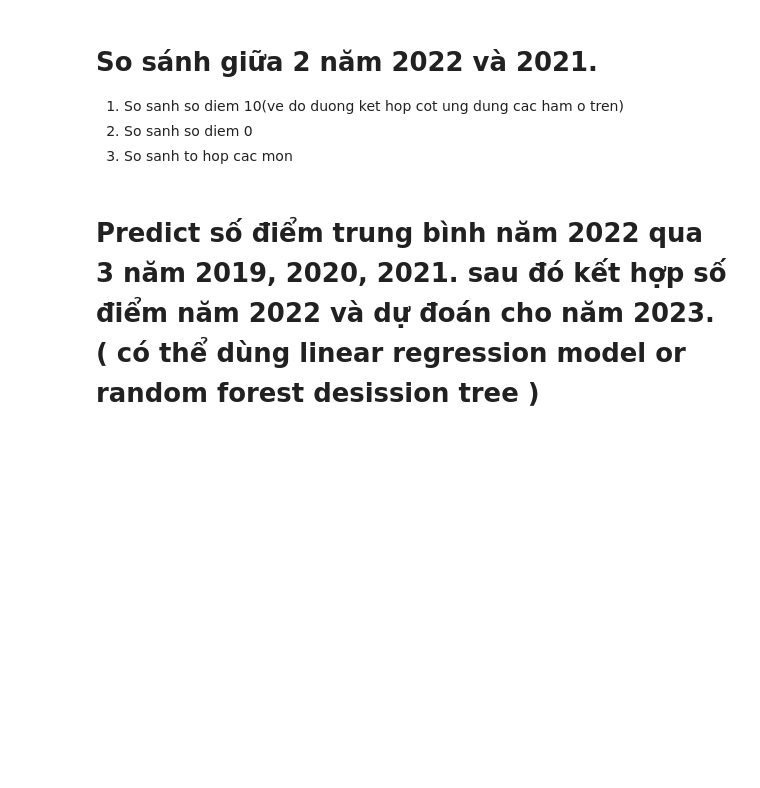
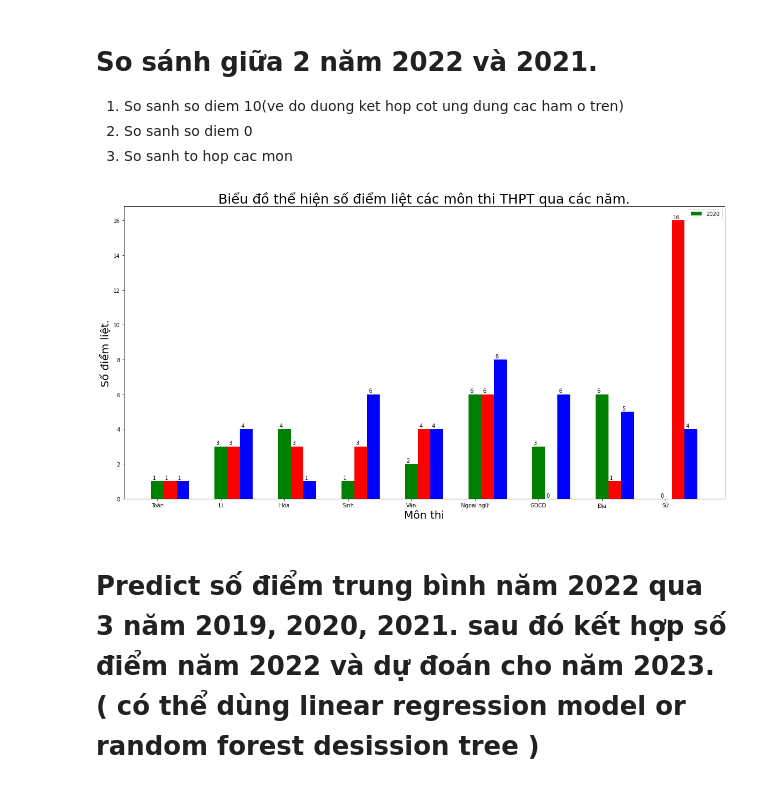
Before and after one commit to QuocBao02/Python-for-Data-Science---Final-Project, a Jupyter notebook: Report.ipynb, the cells around one changed output. Cells and saved outputs as stored; diff of their text form; code cells hidden in the pictures; blank space fills up the shorter version.

```diff
--- a/Report.ipynb
+++ b/Report.ipynb
@@ -340,2 +422,6 @@ a = MeanBlockChart({'A00': ["Toán", "Lí", "Hóa"], "A01": ["Toán", "Ngoại n
+# %%
+MeanSubject3Years([dataframe2020, dataframe2021, dataframe2022], list_subject, type = "paralysis")
+# %% [output]
+[figure, added]
 # %% [markdown]
 # Predict số điểm trung bình năm 2022 qua 3 năm 2019, 2020, 2021. sau đó kết hợp số điểm năm 2022 và dự đoán cho năm 2023. ( có thể dùng linear regression model or random forest desission tree )
```
Also changed, not shown: parts of 11 cells of this notebook.
